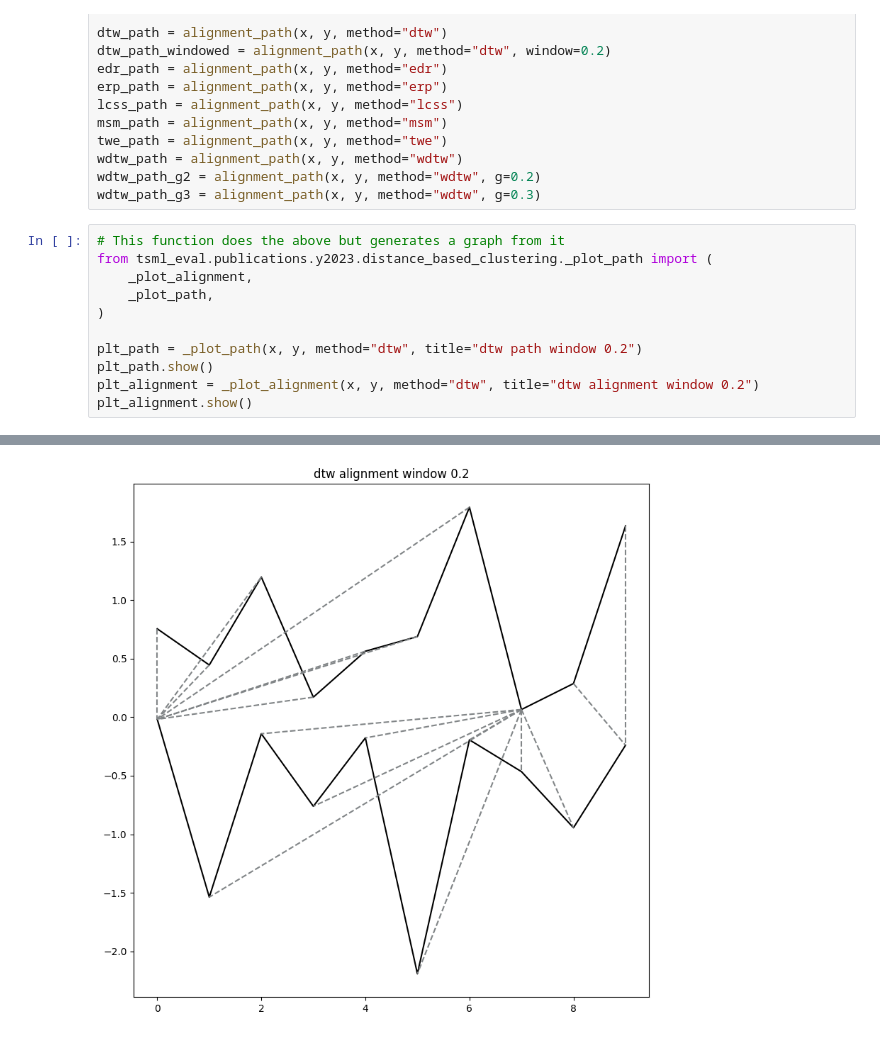
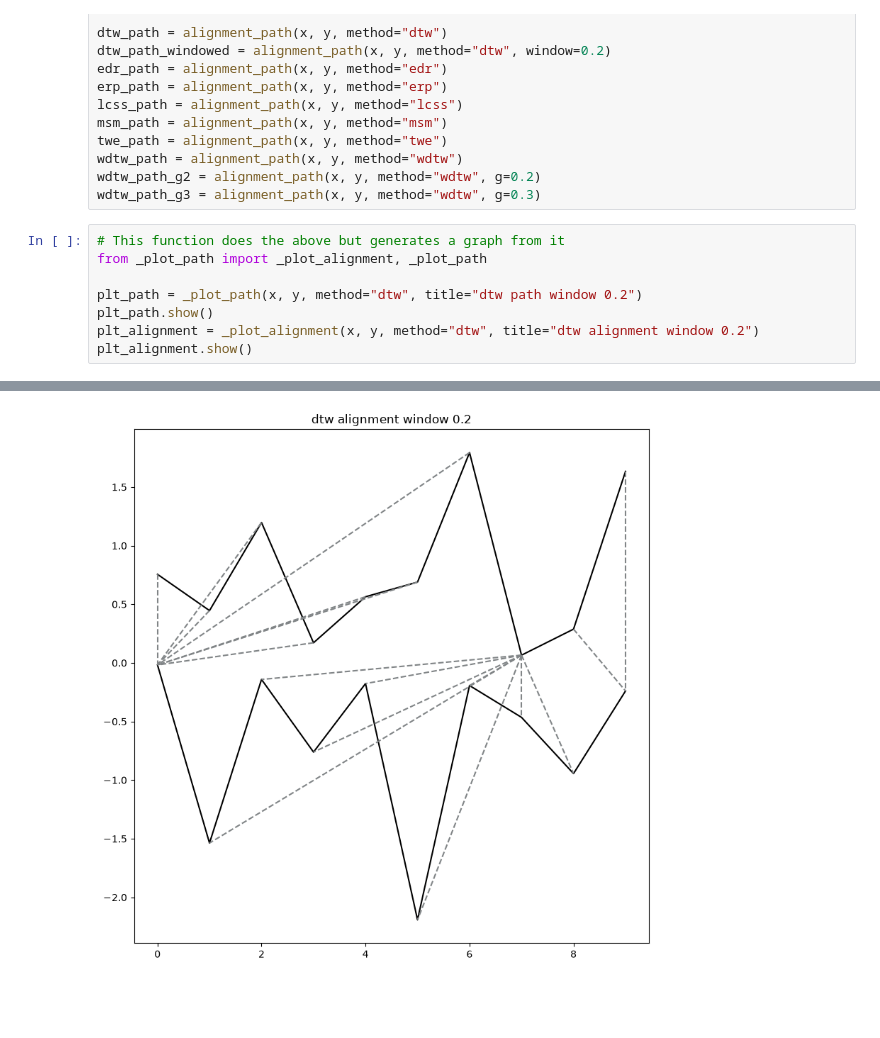
Before and after one commit to time-series-machine-learning/elastic-distance-clustering-2023, a Jupyter notebook: alignment_and_paths_figures.ipynb, the cells around one changed output, grey strips where cells are left out. Cells and saved outputs as stored; diff of their text form; blank space fills up the shorter version.

Commit message:
Make the repository standalone after moving out of tsml-eval

```diff
--- a/alignment_and_paths_figures.ipynb
+++ b/alignment_and_paths_figures.ipynb
@@ -66,18 +66,15 @@ wdtw_path_g2 = alignment_path(x, y, method="wdtw", g=0.2)
 wdtw_path_g3 = alignment_path(x, y, method="wdtw", g=0.3)
 # %%
 # This function does the above but generates a graph from it
-from tsml_eval.publications.y2023.distance_based_clustering._plot_path import (
-    _plot_alignment,
-    _plot_path,
-)
+from _plot_path import _plot_alignment, _plot_path
 
 plt_path = _plot_path(x, y, method="dtw", title="dtw path window 0.2")
 plt_path.show()
 plt_alignment = _plot_alignment(x, y, method="dtw", title="dtw alignment window 0.2")
 plt_alignment.show()
 # %% [output]
 [figure]
-[figure, old version]
+[figure, new version]
 # %%
 plt_path = _plot_path(
     x, y, method="dtw", title="dtw path window 0.2", dist_kwargs={"window": 0.2}
```
Also changed, not shown: parts of 9 cells of this notebook, 13 other files.
